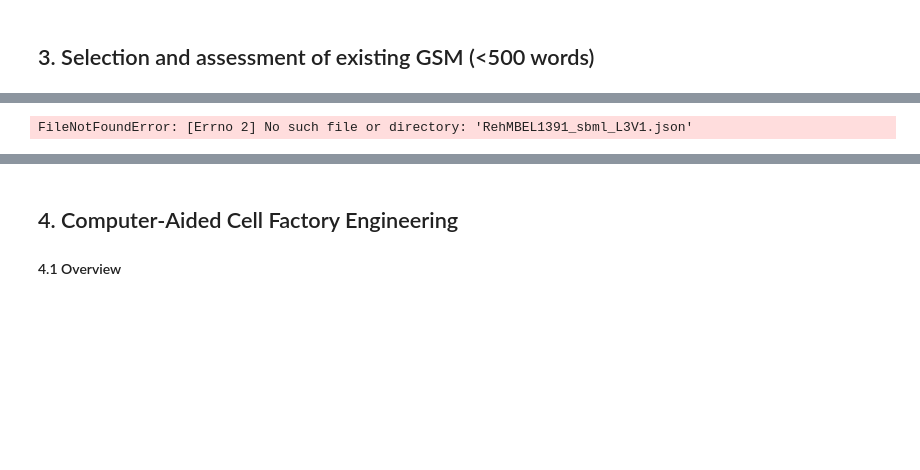
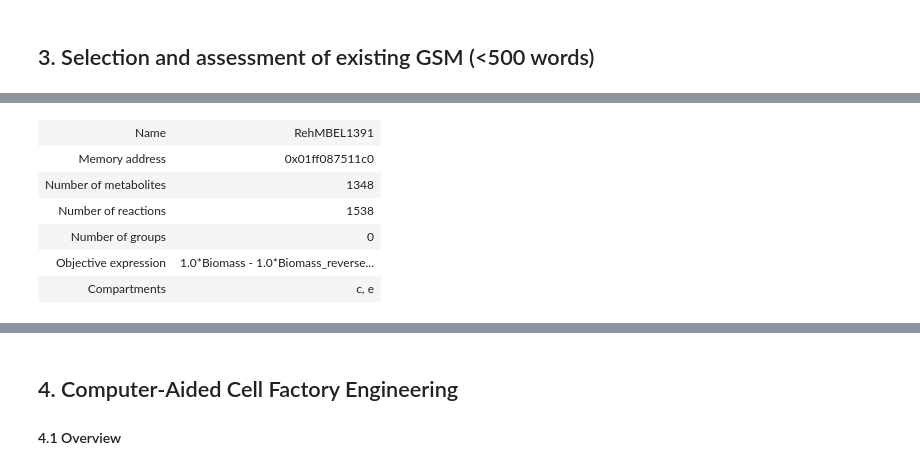
Before and after one commit to 27410/group-assignment-2021-group_2_pha-production, a Jupyter notebook: Report.ipynb, the cells around one changed output, grey strips where cells are left out. Saved outputs shown, nothing was run; the diff lists cells and outputs as text; code cells hidden in the pictures; blank space fills up the shorter version.

```diff
--- a/Report.ipynb
+++ b/Report.ipynb
@@ -60,11 +60,18 @@ Visualizing the model in escher we visually confirmed that important metabolic p
 # %%
 import cobra.test
 import os
 from os.path import join
 from cobra.io import read_sbml_model
 model = cobra.io.load_json_model(join("RehMBEL1391_sbml_L3V1.json"))
+model
 # %% [output]
-FileNotFoundError: [Errno 2] No such file or directory: 'RehMBEL1391_sbml_L3V1.json'
+| Name | RehMBEL1391 |
+| Memory address | 0x01ff087511c0 |
+| Number of metabolites | 1348 |
+| Number of reactions | 1538 |
+| Number of groups | 0 |
+| Objective expression | 1.0*Biomass - 1.0*Biomass_reverse... |
+| Compartments | c, e |
 # %% [markdown]
 The model consists of a total number of 1,538 reactions, 1,348 metabolites and 1,350 genes. As _R. eutropha_ is a bacterium, a total of 2 compartments (cytosol, “c” and excretion, “e”) are defined. All (100%) metabolites are annotated, and the same is applying to the present reactions and genes.
 The total memote score is 63 %, with consistency ranking worst with 37.25 % and annotation ranking best receiving a score of 81.81 %. Nevertheless, the mass balance score is only around 56 %. The full memote report is supplemented in the repository as Memote Full Report.
```
Also changed, not shown: parts of 15 cells of this notebook, 1 other file.
